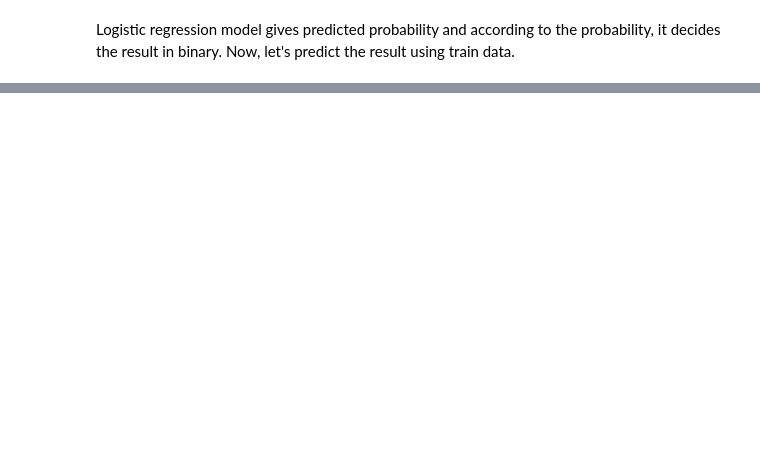
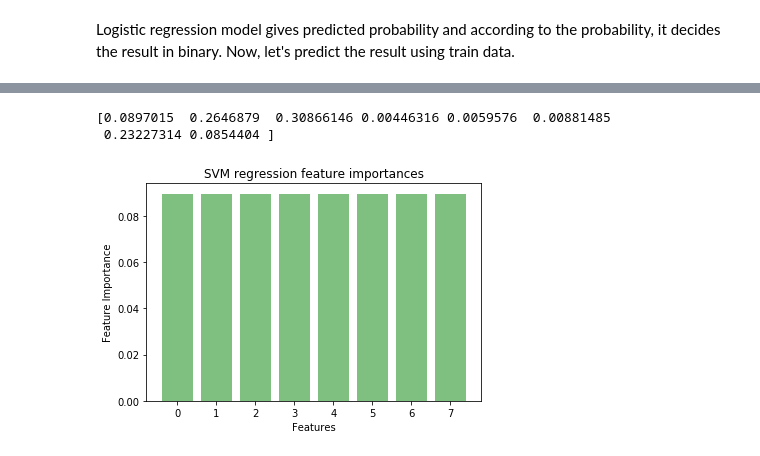
Before and after one commit to munachisonwadike/decision_trees_pg, a Jupyter notebook: titanic_decision_tree.ipynb, the cells around one changed output, grey strips where cells are left out. Saved outputs shown, nothing was run; the diff lists cells and outputs as text; code cells hidden in the pictures; blank space fills up the shorter version.

```diff
--- a/titanic_decision_tree.ipynb
+++ b/titanic_decision_tree.ipynb
@@ -640,0 +669,6 @@ print(summary)
+# %%
+from sklearn.tree import DecisionTreeClassifier
+
+decision_tree = DecisionTreeClassifier()
+decision_tree.fit(train_x, train_y)
+# acc_decision_tree = round(decision_tree.score(X_train, Y_train) * 100, 2)
@@ -640,0 +873,18 @@ print(summary)
+# %%
+print(decision_tree.feature_importances_ )
+
+bins = tuple(np.arange(len(decision_tree.feature_importances_)))
+y_pos = np.arange(len(bins))
+feature_importance = np.array(decision_tree.feature_importances_[0])
+
+plt.bar(y_pos, feature_importance, align='center', alpha=0.5, color='g')
+plt.xticks(y_pos, bins)
+plt.xlabel('Features')
+plt.ylabel('Feature Importance')
+plt.title('SVM regression feature importances')
+
+plt.show()
+# %% [output]
+[0.0897015  0.2646879  0.30866146 0.00446316 0.0059576  0.00881485
+ 0.23227314 0.0854404 ]
+[figure, added]
```
Also changed, not shown: parts of 124 cells of this notebook.
